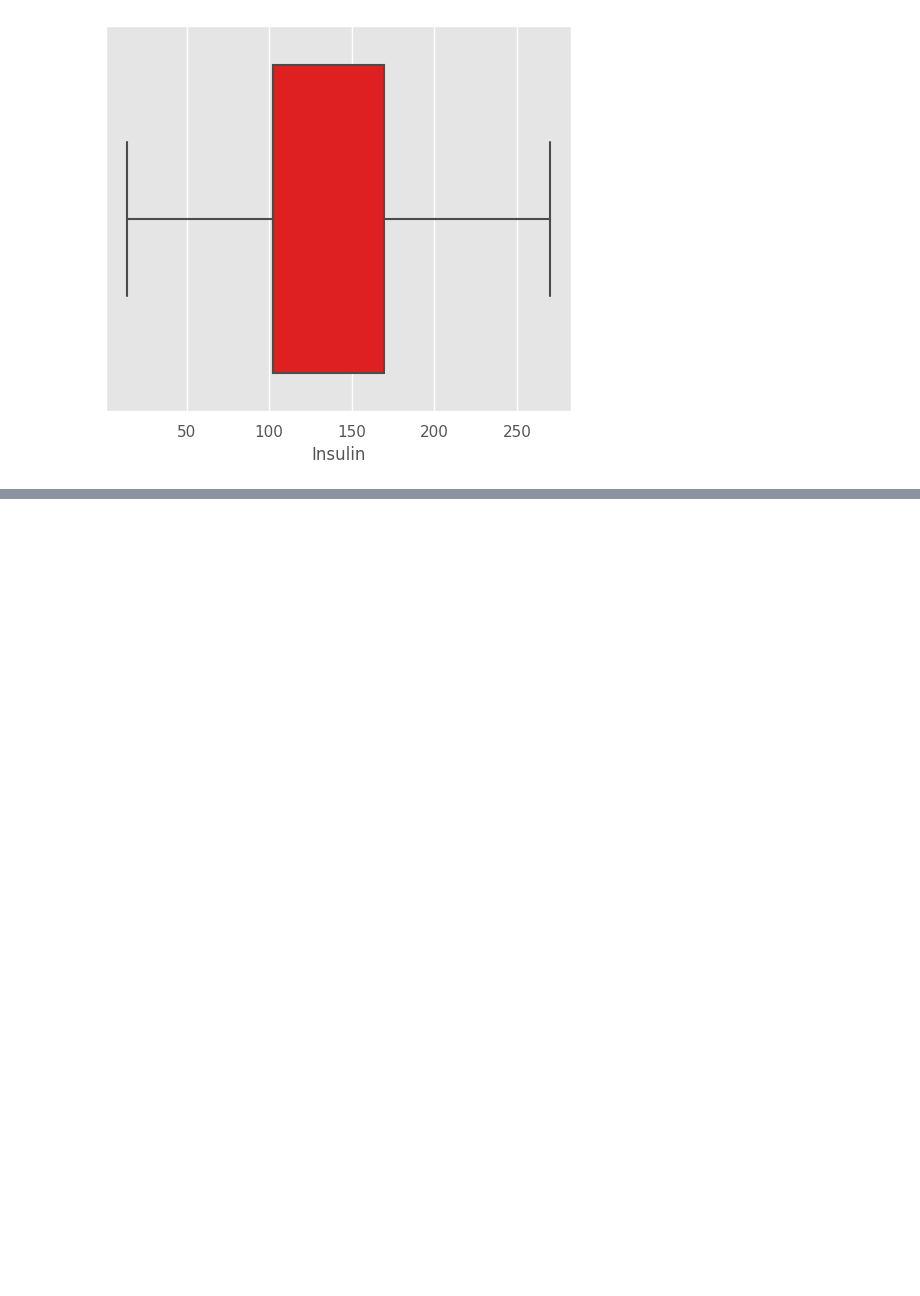
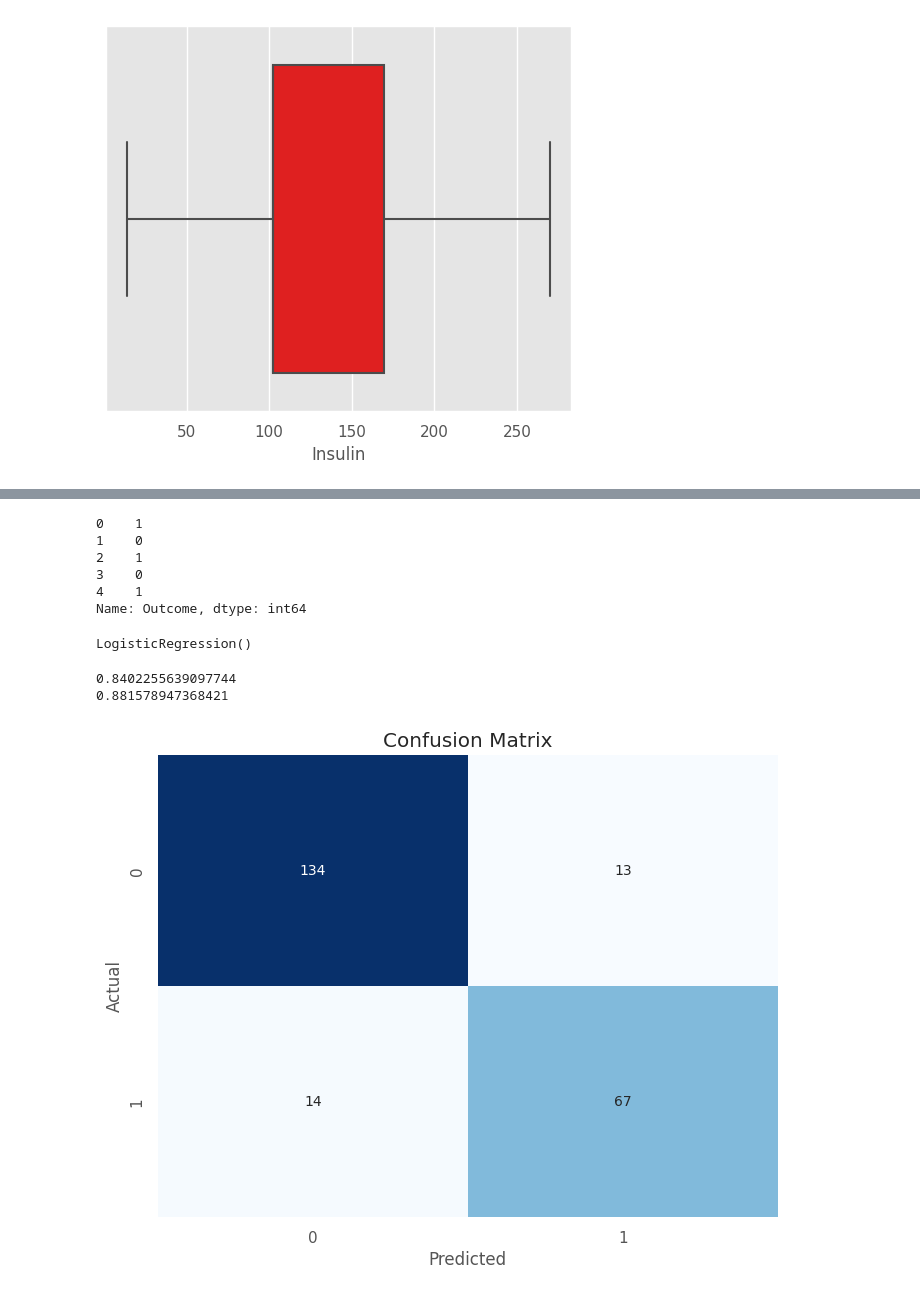
Before and after one commit to DurjoyAcharya/Diabetes-Prediction, a Jupyter notebook: Diabetes_Prediction.ipynb, the cells around one changed output, grey strips where cells are left out. Cells and saved outputs as stored; diff of their text form; code cells hidden in the pictures; blank space fills up the shorter version.

```diff
--- a/Diabetes_Prediction.ipynb
+++ b/Diabetes_Prediction.ipynb
@@ -333,0 +509,66 @@ sns.boxplot(x = data_frame["Insulin"], color="red");
+# %%
+y.head()
+# %% [output]
+0    1
+1    0
+2    1
+3    0
+4    1
+Name: Outcome, dtype: int64
+# %%
+# splitting data into training and test set
+
+from sklearn.model_selection import train_test_split
+
+X_train, X_test, y_train, y_test = train_test_split(X, y, test_size = 0.30, random_state = 0)
+# %%
+# scaling data
+
+from sklearn.preprocessing import StandardScaler
+
+scaler = StandardScaler()
+
+X_train = scaler.fit_transform(X_train)
+X_test = scaler.transform(X_test)
+# %%
+# fitting data to model
+
+from sklearn.linear_model import LogisticRegression
+
+log_reg = LogisticRegression()
+log_reg.fit(X_train, y_train)
+# %% [output]
+LogisticRegression()
+# %%
+# model predictions
+
+y_pred = log_reg.predict(X_test)
+# %%
+# accuracy score
+
+from sklearn.metrics import accuracy_score, confusion_matrix, classification_report
+
+print(accuracy_score(y_train, log_reg.predict(X_train)))
+
+log_reg_acc = accuracy_score(y_test, log_reg.predict(X_test))
+print(log_reg_acc)
+# %% [output]
+0.8402255639097744
+0.881578947368421
+# %%
+from sklearn.metrics import confusion_matrix
+import seaborn as sns
+import matplotlib.pyplot as plt
+
+# Assuming y_test and y_pred are your actual and predicted labels, respectively
+cm = confusion_matrix(y_test, y_pred)
+
+# Plotting the confusion matrix using seaborn
+plt.figure(figsize=(8, 6))
+sns.heatmap(cm, annot=True, fmt="d", cmap="Blues", cbar=False)
+plt.xlabel("Predicted")
+plt.ylabel("Actual")
+plt.title("Confusion Matrix")
+plt.show()
+# %% [output]
+[figure, added]
```
Also changed, not shown: parts of 39 cells of this notebook.
